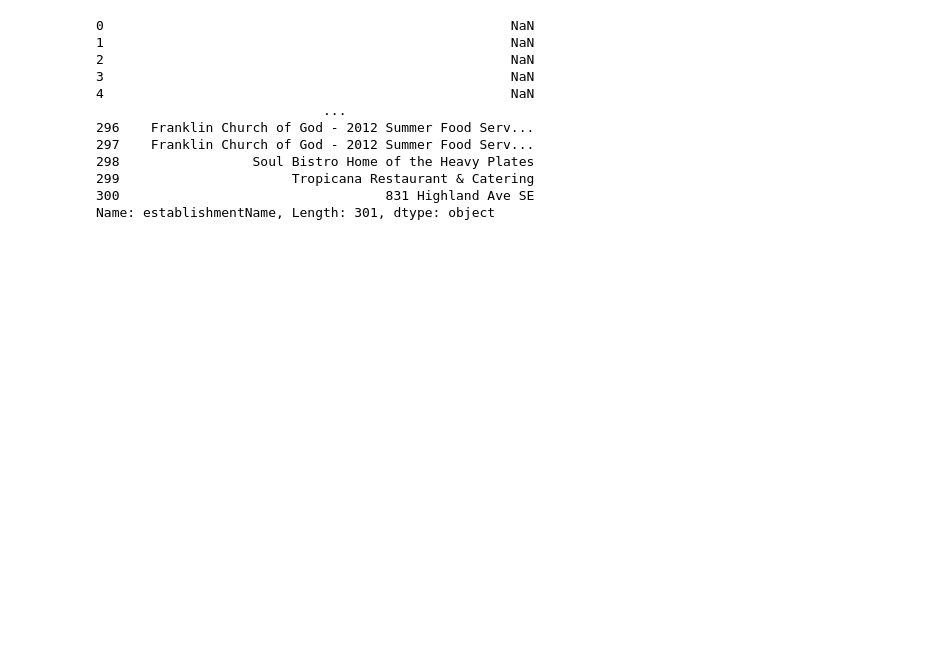
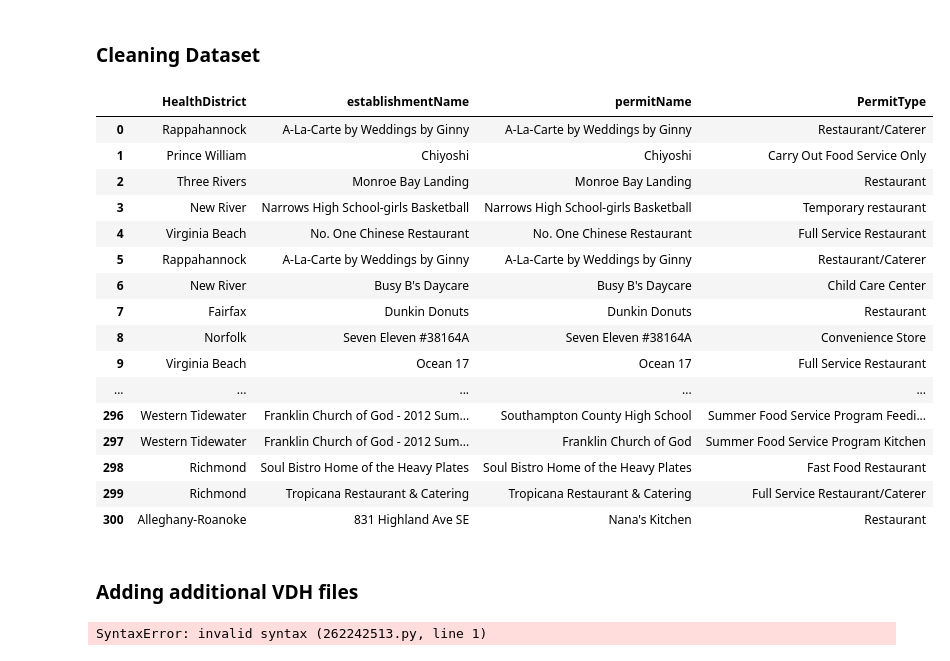
Before and after one commit to connorpepin/CMDA-Capstone, a Jupyter notebook: VDH.ipynb, the cells around one changed output. Cells and saved outputs as stored; diff of their text form; code cells hidden in the pictures; blank space fills up the shorter version.

```diff
--- a/VDH.ipynb
+++ b/VDH.ipynb
@@ -5,19 +6,50 @@ import gower
 # %%
 vdh_foodPermits = pd.read_csv('VDH_FoodPermits.csv')
-clean_vdh = vdh_foodPermits.loc[0:300, 'HealthDistrict': 'RiskCategory']
-distance_matrix = gower.gower_matrix(clean_vdh.loc[0:300])
-clean_vdh["establishmentName"]
+
+# Display the full dataset
+pd.set_option('display.max_rows', 500)
+pd.set_option('display.max_columns', 500)
-# %% [output]
-0                                                    NaN
-1                                                    NaN
-2                                                    NaN
-3                                                    NaN
-4                                                    NaN
-                             ...
-296    Franklin Church of God - 2012 Summer Food Serv...
-297    Franklin Church of God - 2012 Summer Food Serv...
-298                 Soul Bistro Home of the Heavy Plates
-299                      Tropicana Restaurant & Catering
-300                                  831 Highland Ave SE
-Name: establishmentName, Length: 301, dtype: object
+# %% [markdown]
+### Cleaning Dataset
+# %%
+# Considering the first 300 rows
+clean_vdh = vdh_foodPermits.loc[0:300, 'HealthDistrict': 'RiskCategory']
+
+# Switch object type to factor
+clean_vdh['HealthDistrict'] = clean_vdh['HealthDistrict'].astype('string')
+
+# replace NaN values from Establishment Name into thier permit Name for analysis purpose
+clean_vdh['establishmentName'] = clean_vdh['establishmentName'].astype('string')
+clean_vdh['establishmentName'] = clean_vdh['establishmentName'].fillna(clean_vdh['permitName'])
+
+# Removed EHD from Health Districts for easy access of location/Districts
+clean_vdh.HealthDistrict = clean_vdh.HealthDistrict.map(lambda b: b.replace("EHD - ", ""))
+
+# Remove columns that are insignificant
+clean_vdh = clean_vdh.drop(columns=["permitNumber", "program", "status", "RiskCategory"])
+clean_vdh
+# %% [output]
+|  | HealthDistrict | establishmentName | permitName | PermitType |
+| 0 | Rappahannock | A-La-Carte by Weddings by Ginny | A-La-Carte by Weddings by Ginny | Restaurant/Caterer |
+| 1 | Prince William | Chiyoshi | Chiyoshi | Carry Out Food Service Only |
+| 2 | Three Rivers | Monroe Bay Landing | Monroe Bay Landing | Restaurant |
+| 3 | New River | Narrows High School-girls Basketball | Narrows High School-girls Basketball | Temporary restaurant |
+| 4 | Virginia Beach | No. One Chinese Restaurant | No. One Chinese Restaurant | Full Service Restaurant |
+| 5 | Rappahannock | A-La-Carte by Weddings by Ginny | A-La-Carte by Weddings by Ginny | Restaurant/Caterer |
+| 6 | New River | Busy B's Daycare | Busy B's Daycare | Child Care Center |
+| 7 | Fairfax | Dunkin Donuts | Dunkin Donuts | Restaurant |
+| 8 | Norfolk | Seven Eleven #38164A | Seven Eleven #38164A | Convenience Store |
+| 9 | Virginia Beach | Ocean 17 | Ocean 17 | Full Service Restaurant |
+| ... | ... | ... | ... | ... |
+| 296 | Western Tidewater | Franklin Church of God - 2012 Sum... | Southampton County High School | Summer Food Service Program Feedi... |
+| 297 | Western Tidewater | Franklin Church of God - 2012 Sum... | Franklin Church of God | Summer Food Service Program Kitchen |
+| 298 | Richmond | Soul Bistro Home of the Heavy Plates | Soul Bistro Home of the Heavy Plates | Fast Food Restaurant |
+| 299 | Richmond | Tropicana Restaurant & Catering | Tropicana Restaurant & Catering | Full Service Restaurant/Caterer |
+| 300 | Alleghany-Roanoke | 831 Highland Ave SE | Nana's Kitchen | Restaurant |
+# %% [markdown]
+### Adding additional VDH files
+# %%
+health_ranking = pd.read_excel("2013 County Health Ranking Virginia Data - v1_0.xls", sheet_name="",)
+# %% [output]
+SyntaxError: invalid syntax (262242513.py, line 1)
 # %%
```
Also changed, not shown: parts of 2 cells of this notebook, 10 other files.
